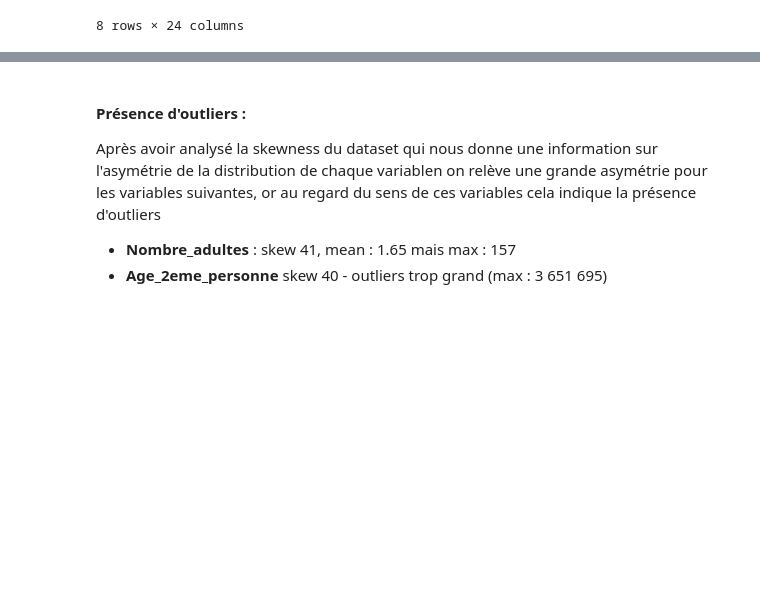
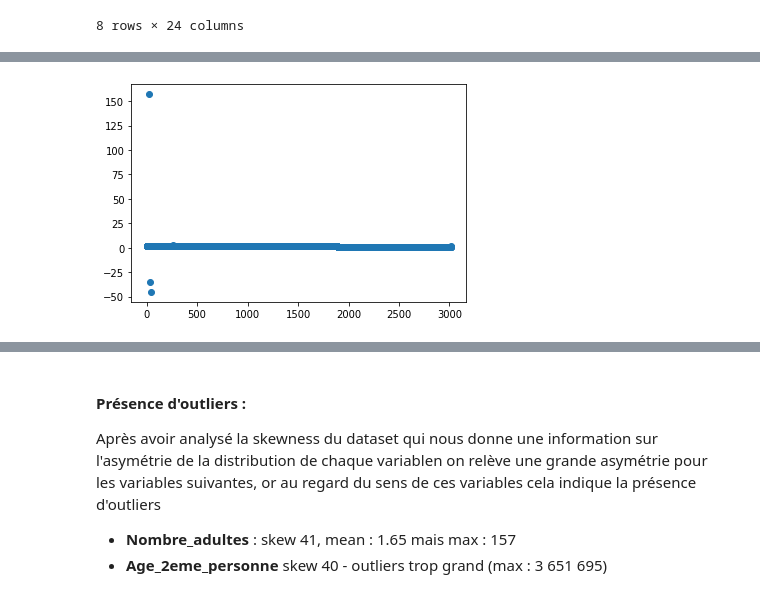
Before and after one commit to keyserwood/ILBRecruitmentProcess, a Jupyter notebook: 1.0-er-ilb_lab_test_technique2.ipynb, the cells around one changed output, grey strips where cells are left out. Cells and saved outputs as stored; diff of their text form; code cells hidden in the pictures; blank space fills up the shorter version.

```diff
--- a/1.0-er-ilb_lab_test_technique2.ipynb
+++ b/1.0-er-ilb_lab_test_technique2.ipynb
@@ -248,0 +296,5 @@ dtype: float64
+# %%
+plt.scatter(df.index,df.Nombres_adultes)
+plt.show()
+# %% [output]
+[figure, added]
```
Also changed, not shown: parts of 12 cells of this notebook.
